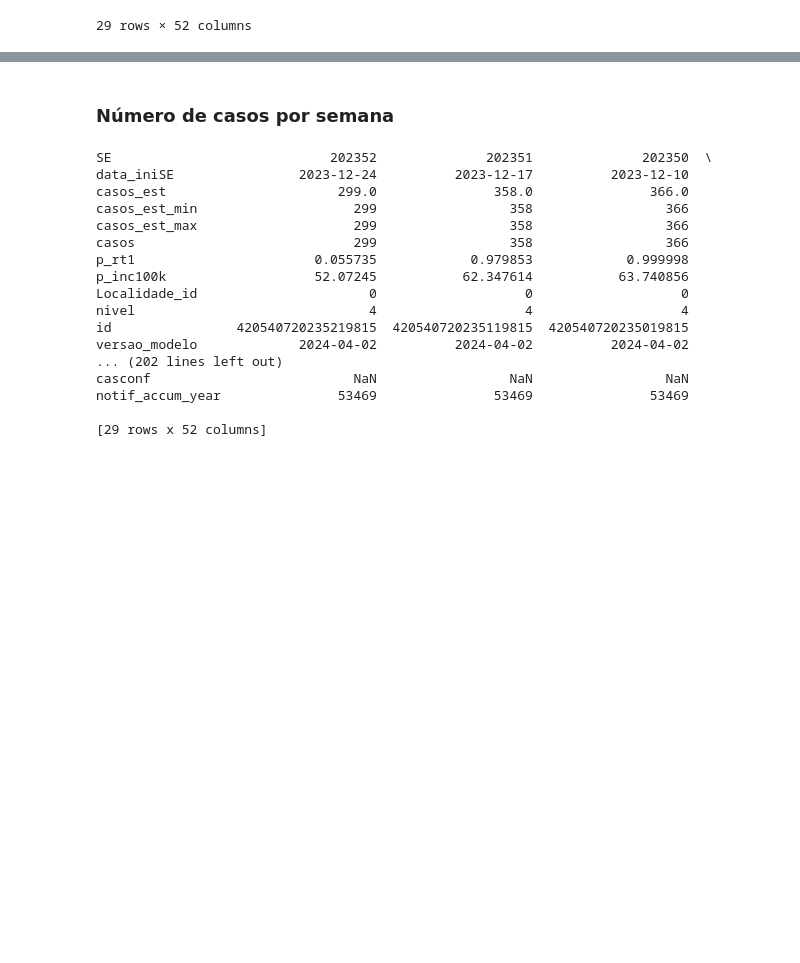
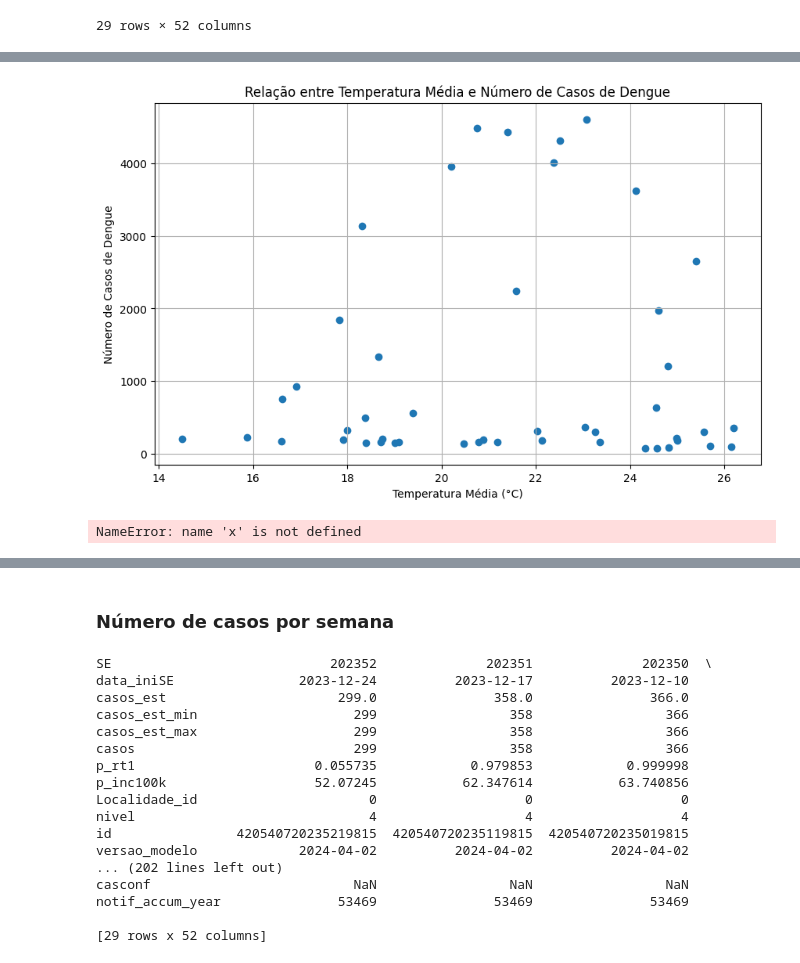
Before and after one commit to alethomaz/estudo-dengue-sc, a Jupyter notebook: info-dengue/infodengue.ipynb, the cells around one changed output, grey strips where cells are left out. Cells and saved outputs as stored; diff of their text form; code cells hidden in the pictures; blank space fills up the shorter version.

```diff
--- a/info-dengue/infodengue.ipynb
+++ b/info-dengue/infodengue.ipynb
@@ -60,0 +91,15 @@ dados.T
+# %%
+# Plotando o gráfico de dispersão entre temperatura média e número de casos de dengue
+plt.figure(figsize=(10, 6))
+plt.scatter(dados['tempmed'], dados['casos'])
+plt.xlabel('Temperatura Média (°C)')
+plt.ylabel('Número de Casos de Dengue')
+plt.title('Relação entre Temperatura Média e Número de Casos de Dengue')
+plt.grid(True)
+plt.show()
+# %% [output]
+[figure, added]
+# %%
+np.any(np.isnan(x))
+# %% [output]
+NameError: name 'x' is not defined
```
Also changed, not shown: parts of 17 cells of this notebook, 3 other files.
